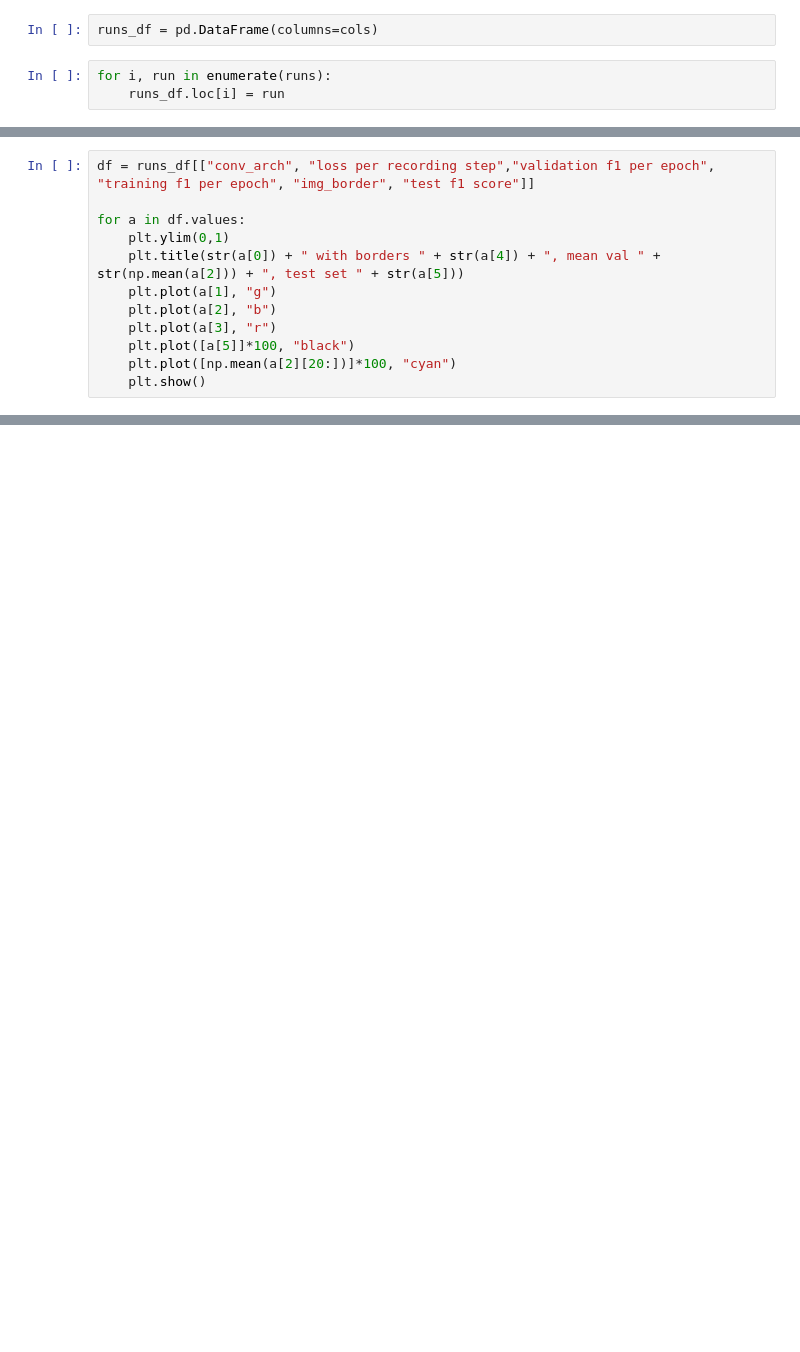
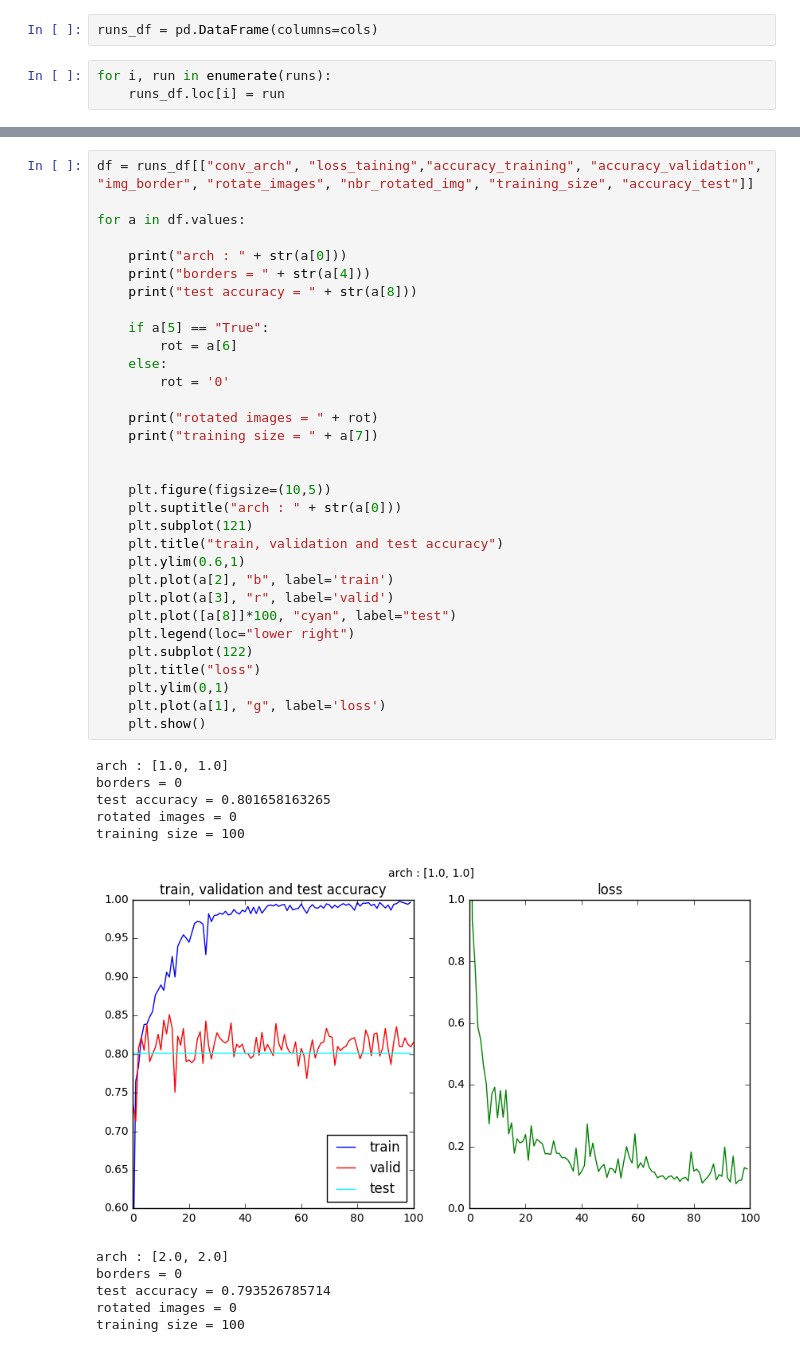
Before and after one commit to njroussel/RoadSegmentation, a Jupyter notebook: notebooks/analyse_runs.ipynb, the cells around one changed output, grey strips where cells are left out. Saved outputs shown, nothing was run; the diff lists cells and outputs as text; blank space fills up the shorter version.

```diff
--- a/notebooks/analyse_runs.ipynb
+++ b/notebooks/analyse_runs.ipynb
@@ -88,12 +101,0 @@ runs_df
-# %%
-df = runs_df[["conv_arch", "loss per recording step","validation f1 per epoch", "training f1 per epoch", "img_border", "test f1 score"]]
-
-for a in df.values:
-    plt.ylim(0,1)
-    plt.title(str(a[0]) + " with borders " + str(a[4]) + ", mean val " + str(np.mean(a[2])) + ", test set " + str(a[5]))
-    plt.plot(a[1], "g")
-    plt.plot(a[2], "b")
-    plt.plot(a[3], "r")
-    plt.plot([a[5]]*100, "black")
-    plt.plot([np.mean(a[2][20:])]*100, "cyan")
-    plt.show()
@@ -114,0 +102,44 @@ for a in df.values:
+# %%
+df = runs_df[["conv_arch", "loss_taining","accuracy_training", "accuracy_validation", "img_border", "rotate_images", "nbr_rotated_img", "training_size", "accuracy_test"]]
+
+for a in df.values:
+
+    print("arch : " + str(a[0]))
+    print("borders = " + str(a[4]))
+    print("test accuracy = " + str(a[8]))
+
+    if a[5] == "True":
+        rot = a[6]
+    else:
+        rot = '0'
+
+    print("rotated images = " + rot)
+    print("training size = " + a[7])
+
+
+    plt.figure(figsize=(10,5))
+    plt.suptitle("arch : " + str(a[0]))
+    plt.subplot(121)
+    plt.title("train, validation and test accuracy")
+    plt.ylim(0.6,1)
+    plt.plot(a[2], "b", label='train')
+    plt.plot(a[3], "r", label='valid')
+    plt.plot([a[8]]*100, "cyan", label="test")
+    plt.legend(loc="lower right")
+    plt.subplot(122)
+    plt.title("loss")
+    plt.ylim(0,1)
+    plt.plot(a[1], "g", label='loss')
+    plt.show()
+# %% [output]
+arch : [1.0, 1.0]
+borders = 0
+test accuracy = 0.801658163265
+rotated images = 0
+training size = 100
+[figure, added]
+arch : [2.0, 2.0]
+borders = 0
+test accuracy = 0.793526785714
+rotated images = 0
+training size = 100
```
Also changed, not shown: parts of 10 cells of this notebook.
